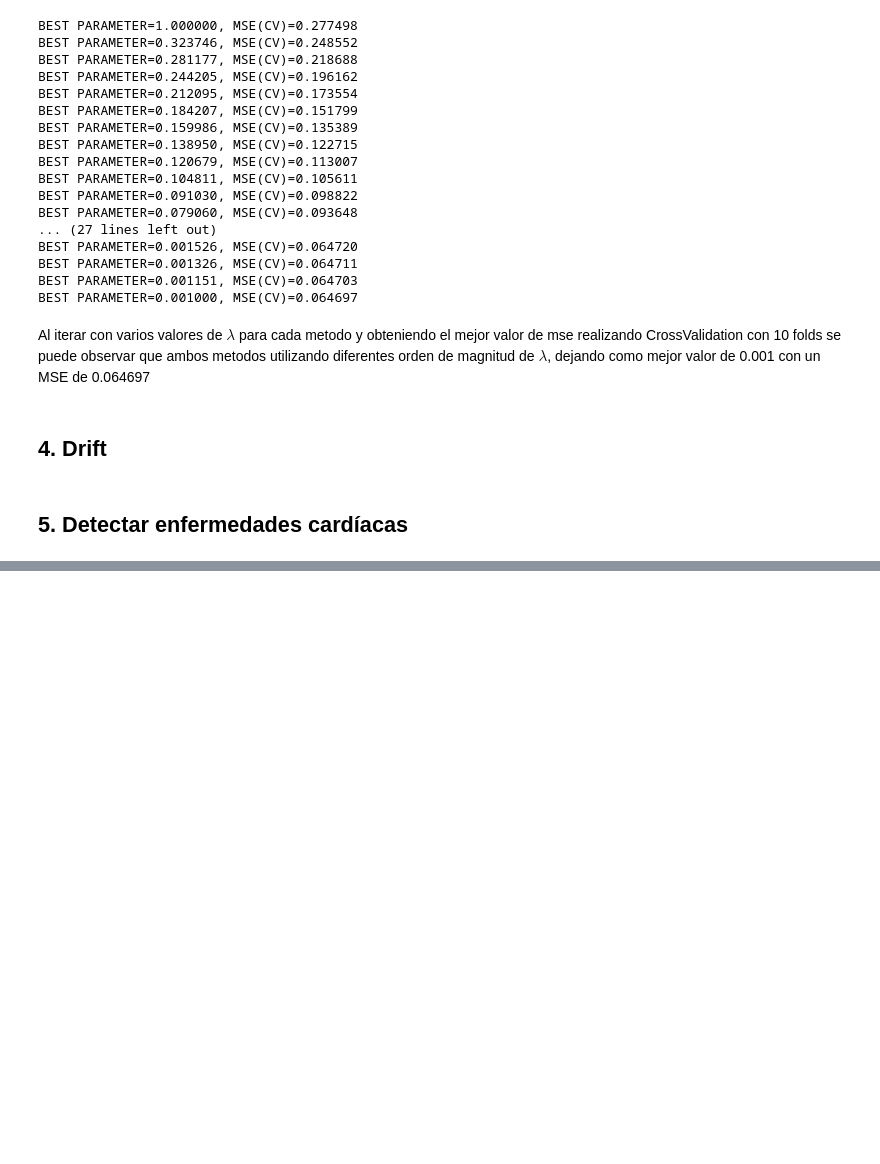
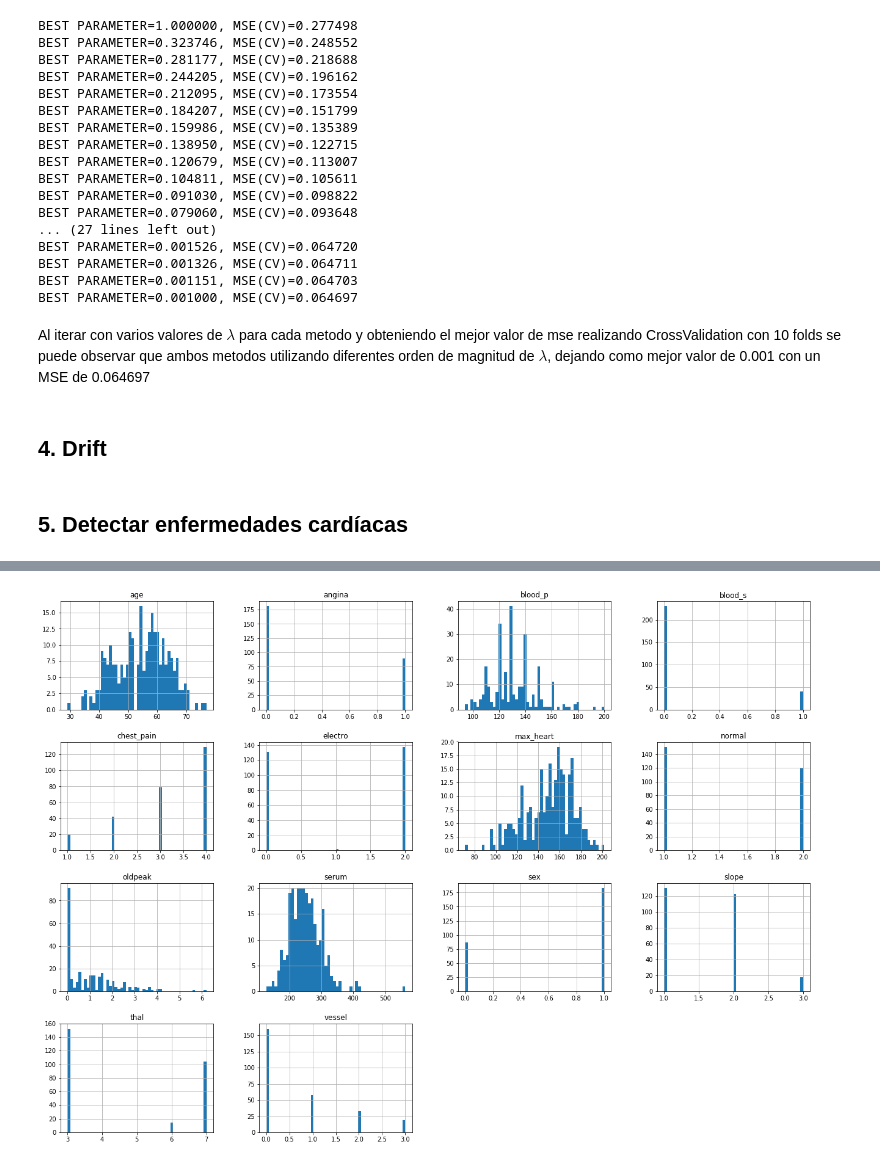
Before and after one commit to Caimapo/MachineLearning2017-02, a Jupyter notebook: Tarea 1 Máquinas de Aprendizaje.ipynb, the cells around one changed output, grey strips where cells are left out. Drawn from its saved outputs; the diff is of its cells as text; code cells hidden in the pictures; blank space fills up the shorter version.

```diff
--- a/Tarea 1 Máquinas de Aprendizaje.ipynb
+++ b/Tarea 1 Máquinas de Aprendizaje.ipynb
@@ -529,0 +543,4 @@ Al iterar con varios valores de $\lambda$ para cada metodo y obteniendo el mejor
+# %%
+headers = ['age','sex','chest_pain','blood_p','serum','blood_s','electro','max_heart','angina','oldpeak','slope','vessel','thal','normal']
+df = pd.read_csv("heart.dat", header=None, names=headers, sep=' ')
+#create your matrix
@@ -529,0 +556,5 @@ Al iterar con varios valores de $\lambda$ para cada metodo y obteniendo el mejor
+# %%
+df.hist(bins=50, figsize=(22,16))
+plt.show()
+# %% [output]
+[figure, added]
```
Also changed, not shown: parts of 10 cells of this notebook, 1 other file.
